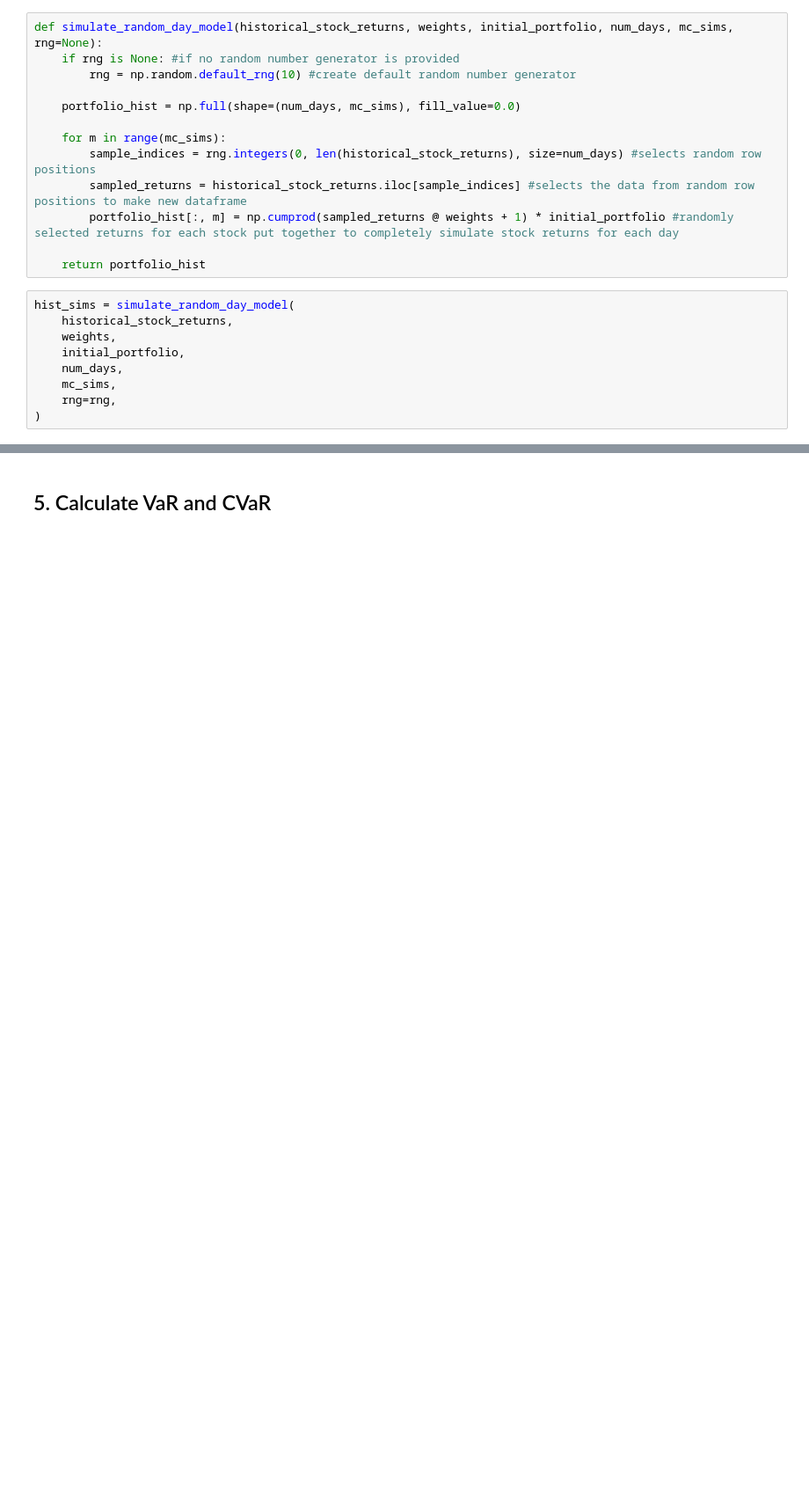
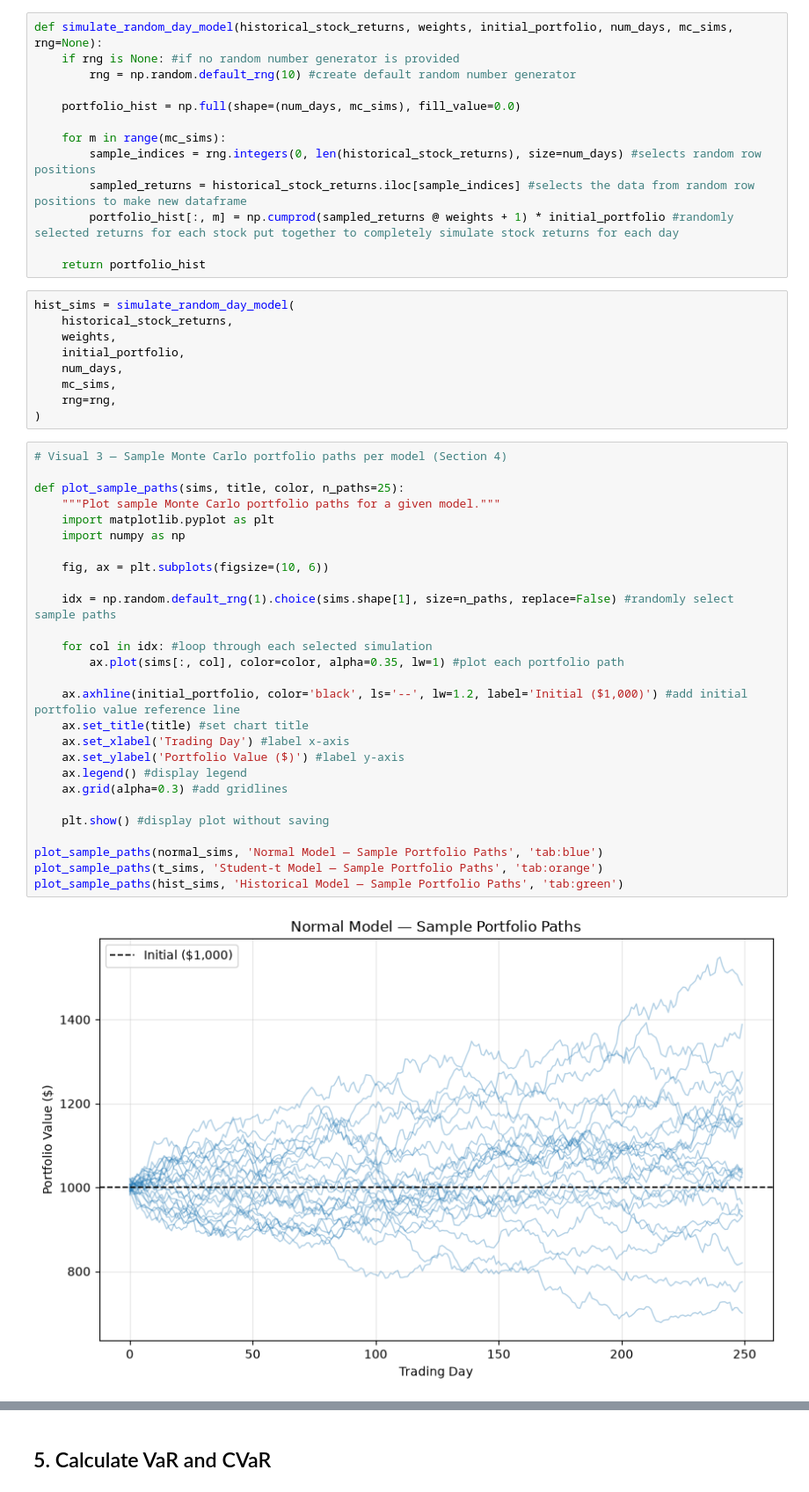
Before and after one commit to ahalbert36-bit/monteCarloPractice, a Jupyter notebook: MQF_Portfolio_Risk/notebook.ipynb, the cells around one changed output, grey strips where cells are left out. Shown at 88% size. Saved outputs shown, nothing was run; the diff lists cells and outputs as text; blank space fills up the shorter version.

```diff
--- a/MQF_Portfolio_Risk/notebook.ipynb
+++ b/MQF_Portfolio_Risk/notebook.ipynb
@@ -343,3 +365,32 @@ hist_sims = simulate_random_day_model(
     mc_sims,
     rng=rng,
 )
+# %%
+# Visual 3 — Sample Monte Carlo portfolio paths per model (Section 4)
+
+def plot_sample_paths(sims, title, color, n_paths=25):
+    """Plot sample Monte Carlo portfolio paths for a given model."""
+    import matplotlib.pyplot as plt
+    import numpy as np
+
+    fig, ax = plt.subplots(figsize=(10, 6))
+
+    idx = np.random.default_rng(1).choice(sims.shape[1], size=n_paths, replace=False) #randomly select sample paths
+
+    for col in idx: #loop through each selected simulation
+        ax.plot(sims[:, col], color=color, alpha=0.35, lw=1) #plot each portfolio path
+
+    ax.axhline(initial_portfolio, color='black', ls='--', lw=1.2, label='Initial ($1,000)') #add initial portfolio value reference line
+    ax.set_title(title) #set chart title
+    ax.set_xlabel('Trading Day') #label x-axis
+    ax.set_ylabel('Portfolio Value ($)') #label y-axis
+    ax.legend() #display legend
+    ax.grid(alpha=0.3) #add gridlines
+
+    plt.show() #display plot without saving
+
+plot_sample_paths(normal_sims, 'Normal Model — Sample Portfolio Paths', 'tab:blue')
+plot_sample_paths(t_sims, 'Student-t Model — Sample Portfolio Paths', 'tab:orange')
+plot_sample_paths(hist_sims, 'Historical Model — Sample Portfolio Paths', 'tab:green')
+# %% [output]
+[figure, added]
```
Also changed, not shown: parts of 12 cells of this notebook, 9 other files.
